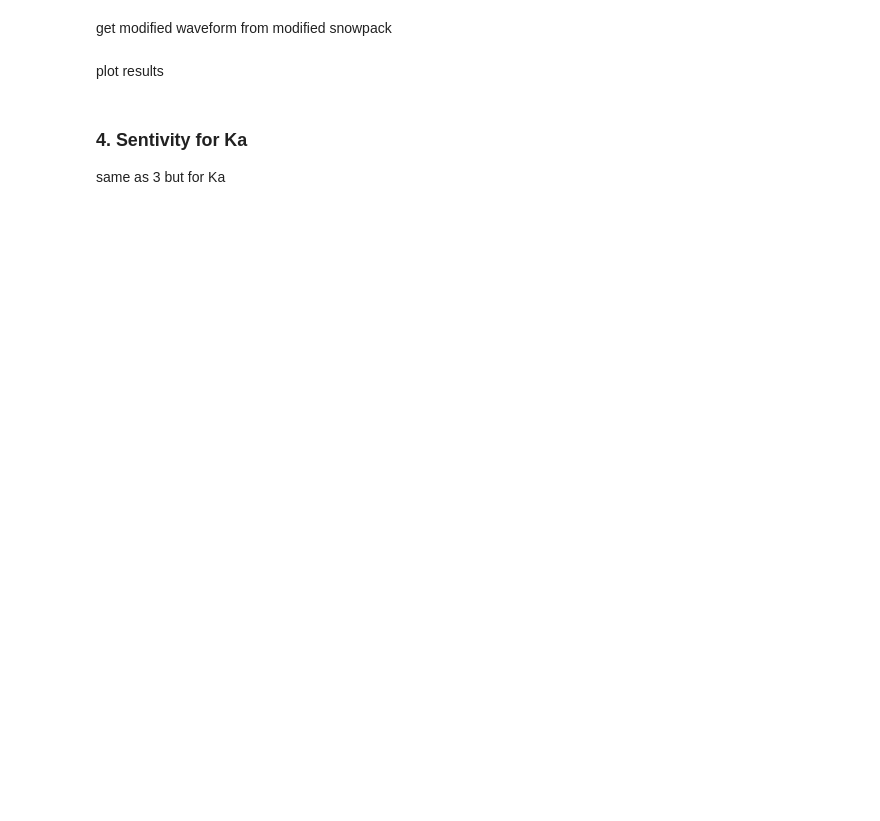
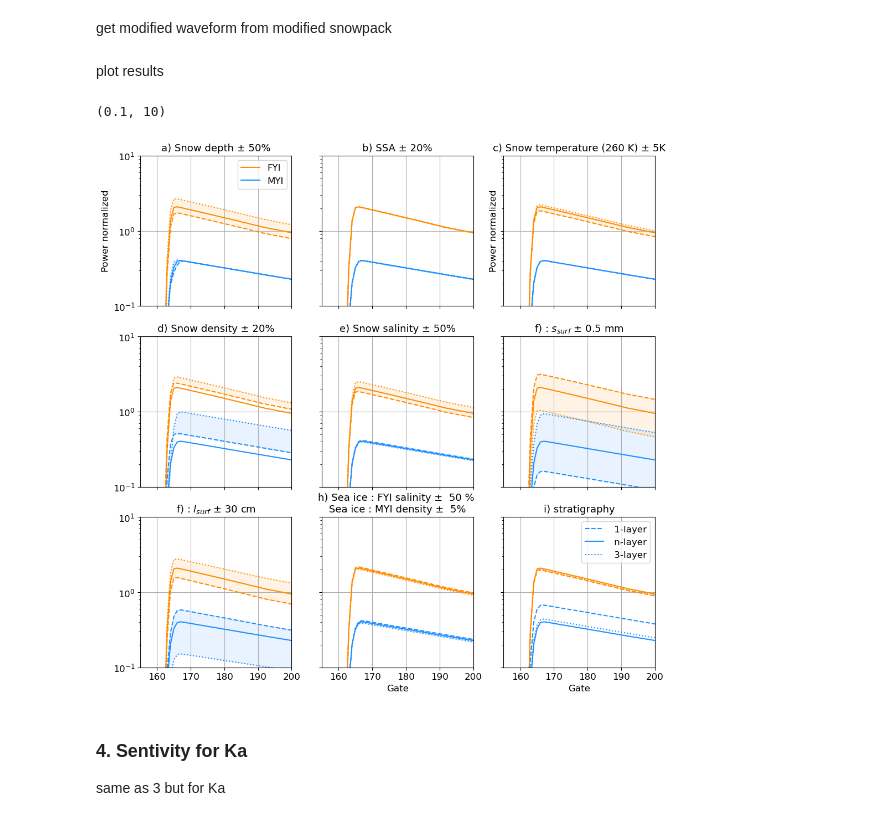
Before and after one commit to JulienMeloche/AKROSS_paper, a Jupyter notebook: Code-paper/3.2_contribution_sensitivtyAnalysis.ipynb, the cells around one changed output. Drawn from its saved outputs; the diff is of its cells as text; code cells hidden in the pictures; blank space fills up the shorter version.

```diff
--- a/Code-paper/3.2_contribution_sensitivtyAnalysis.ipynb
+++ b/Code-paper/3.2_contribution_sensitivtyAnalysis.ipynb
@@ -536,0 +512,8 @@ A_rough_m1 = change_snowpack(1, AK.smp_snowpacks(alert_smp_files, layer_thicknes
+# %%
+#roughness
+#call snowpack fromm scratch with build_snowpack so FYI_sp not modify
+CB_rough_l_p1 = change_snowpack(1, FYI_sp, mean_rms_fyi, mean_lc_fyi+ 0.3, 'ssa', sigma_surface=0.14)
+CB_rough_l_m1 = change_snowpack(1, FYI_sp, mean_rms_fyi, mean_lc_fyi- 0.3, 'ssa', sigma_surface=0.14)
+#call snowpack fromm scratch with build_snowpack so A_sp not modify
+A_rough_l_p1 = change_snowpack(1, MYI_sp, mean_rms_myi, mean_lc_myi + 0.3, 'ssa', sigma_surface=0.22)
+A_rough_l_m1 = change_snowpack(1, MYI_sp, mean_rms_myi, mean_lc_myi - 0.3, 'ssa', sigma_surface=0.22)
@@ -563,3 +560,10 @@ AK.change_roughness(A_iceT_m1, mean_ice_rms_myi, mean_ice_lc_myi, mean_snow_rms,
+# %%
+#reduce layers
+CB_one = reduce_layer(FYI_sp, 'one', 'FYI')
+CB_three = reduce_layer(FYI_sp, 'three', 'FYI')
+
+A_one = reduce_layer(MYI_sp, 'one', 'MYI')
+A_three = reduce_layer(MYI_sp, 'three', 'MYI')
 # %% [markdown]
 get modified waveform from modified snowpack
 # %%
@@ -666,14 +671,14 @@ ax3.set_ylabel('Power normalized')
 
 
 ax4.set_title('d) Snow density ± 20%', size = 13)
-ax4.plot(res_CB_Ku_density_p20, linestyle = '--',color = 'darkorange')
+ax4.plot(res_CB_Ku_density_p50, linestyle = '--',color = 'darkorange')
 ax4.plot(mean_simu_CB_Ku.sel(contribution = 'total')/1e-14, color = 'darkorange', label = 'FYI ± 50%')
-ax4.plot(res_CB_Ku_density_m20, linestyle = ':',color = 'darkorange')
-ax4.fill_between(x, y1 = res_CB_Ku_density_p20, y2 = res_CB_Ku_density_m20, alpha =0.1, color = 'darkorange')
-ax4.plot(res_A_Ku_density_p20, linestyle = '--',color = 'dodgerblue')
+ax4.plot(res_CB_Ku_density_m50, linestyle = ':',color = 'darkorange')
+ax4.fill_between(x, y1 = res_CB_Ku_density_p50, y2 = res_CB_Ku_density_m50, alpha =0.1, color = 'darkorange')
+ax4.plot(res_A_Ku_density_p50, linestyle = '--',color = 'dodgerblue')
 ax4.plot(mean_simu_A_Ku.sel(contribution = 'total')/1e-14, color = 'dodgerblue', label = 'MYI ± 50%')
-ax4.plot(res_A_Ku_density_m20, linestyle = ':',color = 'dodgerblue')
-ax4.fill_between(x, y1 = res_A_Ku_density_p20, y2 = res_A_Ku_density_m20, alpha =0.1, color = 'dodgerblue')
+ax4.plot(res_A_Ku_density_m50, linestyle = ':',color = 'dodgerblue')
+ax4.fill_between(x, y1 = res_A_Ku_density_p50, y2 = res_A_Ku_density_m50, alpha =0.1, color = 'dodgerblue')
 #ax3.legend()
 ax4.grid()
 ax4.set_xlim(155,190)
@@ -692,7 +697,7 @@ ax5.fill_between(x, y1 = res_A_Ku_salt_p50, y2 = res_A_Ku_salt_m50, alpha =0.1,
 ax5.grid()
 ax5.set_xlim(155,190)
 
-ax6.set_title('f) Snow : $s_{surf}$ ± 0.5 mm', size =13)
+ax6.set_title('f) : $s_{surf}$ ± 0.5 mm', size =13)
 ax6.plot(res_CB_Ku_rough_s_p1, linestyle = '--',color = 'darkorange')
 ax6.plot(mean_simu_CB_Ku.sel(contribution = 'total')/1e-14, color = 'darkorange', label = 'FYI ± 50%')
 ax6.plot(res_CB_Ku_rough_s_m1, linestyle = ':',color = 'darkorange')
@@ -702,56 +707,56 @@ ax6.plot(mean_simu_A_Ku.sel(contribution = 'total')/1e-14, color = 'dodgerblue',
 ax6.plot(res_A_Ku_rough_s_m1, linestyle = ':',color = 'dodgerblue')
 ax6.fill_between(x, y1 = res_A_Ku_rough_s_p1, y2 = res_A_Ku_rough_s_m1, alpha =0.1, color = 'dodgerblue')
 #ax5.legend()
 ax6.set_xlim(155,190)
 ax6.grid()
 
-ax7.set_title('g) Sea ice : $s_{surf}$ ± 0.5 mm \n Sea ice : $l_c$ $\mp$ 5 cm', size =13)
-ax7.plot(res_CB_Ku_rough_p1, linestyle = '--',color = 'darkorange')
+ax7.set_title('f) : $l_{surf}$ ± 30 cm', size =13)
+ax7.plot(res_CB_Ku_rough_l_p1, linestyle = '--',color = 'darkorange')
 ax7.plot(mean_simu_CB_Ku.sel(contribution = 'total')/1e-14, color = 'darkorange', label = 'FYI ± 50%')
-ax7.plot(res_CB_Ku_rough_m1, linestyle = ':',color = 'darkorange')
-ax7.fill_between(x, y1 = res_CB_Ku_rough_p1, y2 = res_CB_Ku_rough_m1, alpha =0.1, color = 'darkorange')
-ax7.plot(res_A_Ku_rough_p1, linestyle = '--',color = 'dodgerblue')
+ax7.plot(res_CB_Ku_rough_l_m1, linestyle = ':',color = 'darkorange')
+ax7.fill_between(x, y1 = res_CB_Ku_rough_l_p1, y2 = res_CB_Ku_rough_l_m1, alpha =0.1, color = 'darkorange')
+ax7.plot(res_A_Ku_rough_l_p1, linestyle = '--',color = 'dodgerblue')
 ax7.plot(mean_simu_A_Ku.sel(contribution = 'total')/1e-14, color = 'dodgerblue', label = 'MYI ± 50%')
-ax7.plot(res_A_Ku_rough_m1, linestyle = ':',color = 'dodgerblue')
-ax7.fill_between(x, y1 = res_A_Ku_rough_p1, y2 = res_A_Ku_rough_m1, alpha =0.1, color = 'dodgerblue')
-#ax4.legend()
+ax7.plot(res_A_Ku_rough_l_m1, linestyle = ':',color = 'dodgerblue')
+ax7.fill_between(x, y1 = res_A_Ku_rough_l_p1, y2 = res_A_Ku_rough_l_m1, alpha =0.1, color = 'dodgerblue')
+#ax7.legend()
 ax7.set_xlim(155,190)
-ax7.set_ylabel('Power normalized')
-ax7.set_xlabel('Gate')
 ax7.grid()
 
 ax8.set_title('h) Sea ice : FYI salinity ±  50 % \n Sea ice : MYI density ±  5% ', size = 13)
 ax8.plot(res_CB_Ku_vf_p1, linestyle = '--',color = 'darkorange')
 ax8.plot(mean_simu_CB_Ku.sel(contribution = 'total')/1e-14, color = 'darkorange', label = 'FYI ± 50%')
 ax8.plot(res_CB_Ku_vf_m1, linestyle = ':',color = 'darkorange')
 ax8.fill_between(x, y1 = res_CB_Ku_vf_p1, y2 = res_CB_Ku_vf_m1, alpha =0.1, color = 'darkorange')
 ax8.plot(res_A_Ku_vf_p1, linestyle = '--',color = 'dodgerblue')
 ax8.plot(mean_simu_A_Ku.sel(contribution = 'total')/1e-14, color = 'dodgerblue', label = 'MYI ± 50%')
 ax8.plot(res_A_Ku_vf_m1, linestyle = ':',color = 'dodgerblue')
 ax8.fill_between(x, y1 = res_A_Ku_vf_p1, y2 = res_A_Ku_vf_m1, alpha =0.1, color = 'dodgerblue')
 #ax4.legend()
-ax8.set_xlim(155,190)
+ax8.set_xlim(155,200)
 ax8.set_xlabel('Gate')
 ax8.grid()
 
-ax9.set_title('i) Sea ice temperature : 260 ± 5 K', size =13)
-ax9.plot(res_CB_Ku_iceT_p1, linestyle = '--',color = 'darkorange')
-ax9.plot(mean_simu_CB_Ku.sel(contribution = 'total')/1e-14, color = 'darkorange', label = 'FYI ± 50%')
-ax9.plot(res_CB_Ku_iceT_m1, linestyle = ':',color = 'darkorange')
-ax9.fill_between(x, y1 = res_CB_Ku_iceT_p1, y2 = res_CB_Ku_iceT_m1, alpha =0.1, color = 'darkorange')
-ax9.plot(res_A_Ku_iceT_p1, linestyle = '--',color = 'dodgerblue')
-ax9.plot(mean_simu_A_Ku.sel(contribution = 'total')/1e-14, color = 'dodgerblue', label = 'MYI ± 50%')
-ax9.plot(res_A_Ku_iceT_m1, linestyle = ':',color = 'dodgerblue')
-ax9.fill_between(x, y1 = res_A_Ku_iceT_p1, y2 = res_A_Ku_iceT_m1, alpha =0.1, color = 'dodgerblue')
-#ax4.legend()
-ax9.set_xlim(120,320)
+ax9.set_title('i) stratigraphy', size =13)
+ax9.plot(res_CB_Ku_one, linestyle = '--',color = 'darkorange')
+ax9.plot(mean_simu_CB_Ku.sel(contribution = 'total')/1e-14, color = 'darkorange')
+ax9.plot(res_CB_Ku_three, linestyle = ':',color = 'darkorange')
+
+ax9.plot(res_A_Ku_one, linestyle = '--',color = 'dodgerblue', label = ' 1-layer')
+ax9.plot(mean_simu_A_Ku.sel(contribution = 'total')/1e-14, color = 'dodgerblue', label = ' n-layer')
+ax9.plot(res_A_Ku_three, linestyle = ':',color = 'dodgerblue', label = ' 3-layer')
+ax9.legend()
+#ax9.set_xlim(120,320)
 ax9.set_xlabel('Gate')
 ax9.grid()
 
-ax1.set_ylim(10e-3, 10)
+ax1.set_ylim(10e-2, 10)
 
 # plt.savefig('C://Users/julie/OneDrive - USherbrooke/post-doc/AKROSS/article/fig_output/sensitivity_analysis.png',
 #             dpi=300, format='png', bbox_inches='tight')
+# %% [output]
+(0.1, 10)
+[figure, added]
 # %% [markdown]
 ### 4. Sentivity for Ka
  same as 3 but for Ka
```
Also changed, not shown: parts of 45 cells of this notebook, 25 other files.
